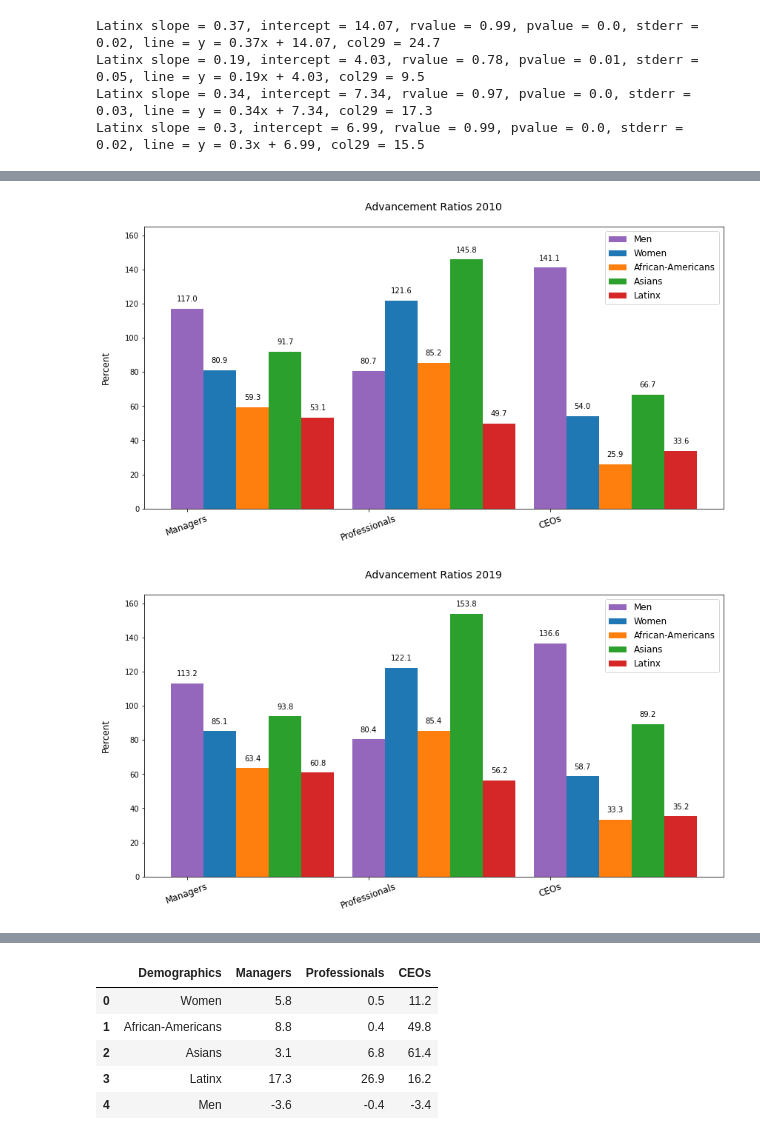
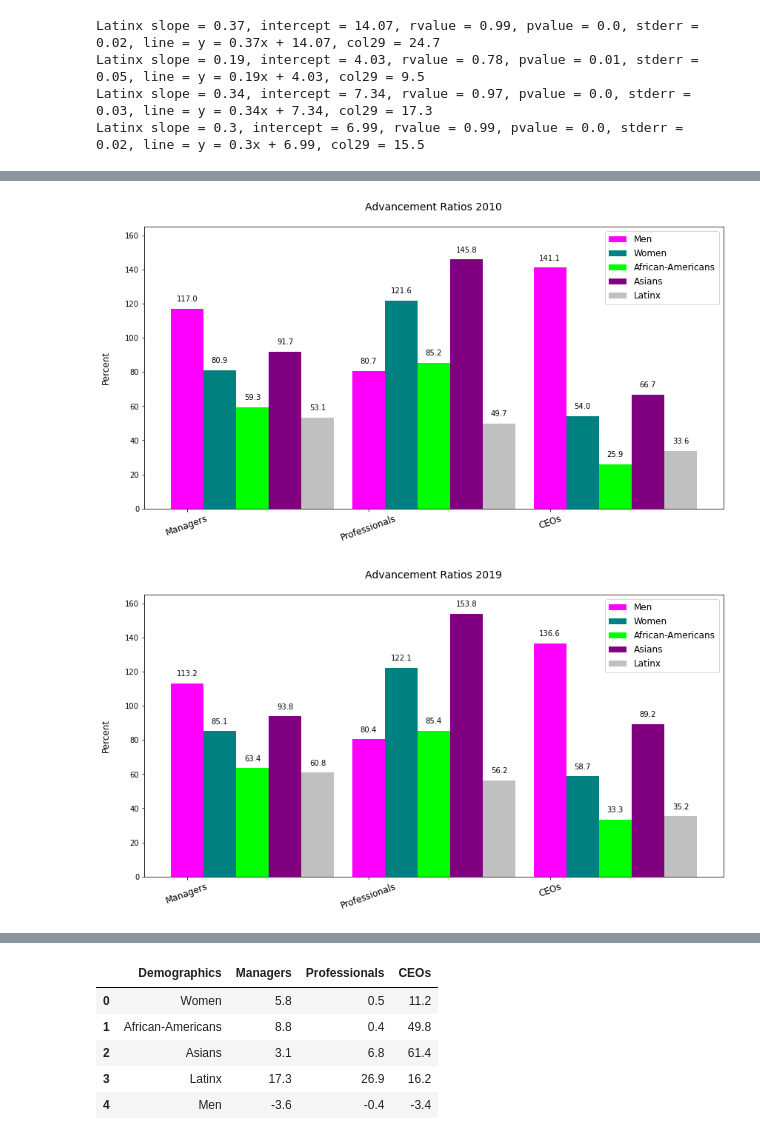
Before and after one commit to mfineman/Race-Gender-Analysis, a Jupyter notebook: BLS_Project_MRF.ipynb, the cells around one changed output, grey strips where cells are left out. Cells and saved outputs as stored; diff of their text form; code cells hidden in the pictures.

Commit message:
Reformat charts

```diff
--- a/BLS_Project_MRF.ipynb
+++ b/BLS_Project_MRF.ipynb
@@ -140,36 +140,32 @@ Latinx slope = 0.19, intercept = 4.03, rvalue = 0.78, pvalue = 0.01, stderr = 0.
 Latinx slope = 0.34, intercept = 7.34, rvalue = 0.97, pvalue = 0.0, stderr = 0.03, line = y = 0.34x + 7.34, col29 = 17.3
 Latinx slope = 0.3, intercept = 6.99, rvalue = 0.99, pvalue = 0.0, stderr = 0.02, line = y = 0.3x + 6.99, col29 = 15.5
 # %%
+colors = ["fuchsia","teal","lime","purple","silver"]
 def graph(df1,df2,df3,df4,df5,column,level):
     # line 1 points
     x1 = np.array([2010, 2011,2012,2013,2014,2015,2016,2017,2018,2019])
     y1 = df1[column]
     x_axis = x1
     # plotting the line 1 points
-    plt.plot(x1, y1, label = "Women")
+    plt.plot(x1, y1, label = "Women", color=colors[0])
     # line 2 points
     x2 = [2010, 2011,2012,2013,2014,2015,2016,2017,2018,2019]
     y2 = df2[column]
-    plt.plot(x2, y2, label = "African-Americans")
+    plt.plot(x2, y2, label = "African-Americans", color=colors[1])
     x3 = [2010, 2011,2012,2013,2014,2015,2016,2017,2018,2019]
     y3 = df3[column]
-    plt.plot(x3, y3, label = "Asians")
+    plt.plot(x3, y3, label = "Asians", color=colors[2])
     x4 = [2010, 2011,2012,2013,2014,2015,2016,2017,2018,2019]
     y4 = df4[column]
-    plt.plot(x4, y4, label = "Latinx")
+    plt.plot(x4, y4, label = "Latinx", color=colors[3])
     x5 = [2010, 2011,2012,2013,2014,2015,2016,2017,2018,2019]
     y5 = df5[column]
-    plt.plot(x5, y5, label = "Men")
+    plt.plot(x5, y5, label = "Men", color=colors[4])
 
 
     plt.ylabel('Share of Jobs')
     plt.title(f'Representation of Women and Minorities in {level} Jobs, 2010 - 2019')
-    # show a legend on the plot
+    plt.xticks(np.arange(2011,2021,2))
     plt.legend()
     # Display a figure.
     plt.savefig(f"templates/Images/{level}_ten_year_graph.png")
-
-graph(women_df,black_df,asian_df,latinx_df,men_df,'Professional Occupations', 'Professional'  )
-graph(women_df,black_df,asian_df,latinx_df,men_df,'Management Occupations', 'Management')
-graph(women_df,black_df,asian_df,latinx_df,men_df,'Chief Executives', 'CEO'  )
-graph(women_df,black_df,asian_df,latinx_df,men_df,'Total, 16 years and over', 'All'  )
@@ -442,7 +451,7 @@ X = np.arange(3)
 plt.figure(figsize=(14,7))
 tick_locations = [value for value in X]
 plt.xticks(tick_locations, ["Managers","Professionals","CEOs"],fontsize=12)
-plt.bar(X + 0.00, ratio2010_df.iloc[4,1:4], color = 'tab:purple',width = 0.18, align="center")
+plt.bar(X + 0.00, ratio2010_df.iloc[4,1:4],color=colors[0],width = 0.18, align="center")
 for x,y in zip(X + 0.00,ratio2010_df.iloc[4,1:4]):
     label = "{:.1f}".format(y)
     plt.annotate(label,
@@ -451,7 +460,7 @@ for x,y in zip(X + 0.00,ratio2010_df.iloc[4,1:4]):
                  xytext=(0,10),
                  ha='center')
 
-plt.bar(X + 0.18, ratio2010_df.iloc[0,1:4], color = 'tab:blue', width = 0.18,align="center")
+plt.bar(X + 0.18, ratio2010_df.iloc[0,1:4],color=colors[1], width = 0.18,align="center")
 for x,y in zip(X + 0.18,ratio2010_df.iloc[0,1:4]):
     label = "{:.1f}".format(y)
     plt.annotate(label,
@@ -460,7 +469,7 @@ for x,y in zip(X + 0.18,ratio2010_df.iloc[0,1:4]):
                  xytext=(0,10),
                  ha='center')
 
-plt.bar(X + 0.36, ratio2010_df.iloc[1,1:4], color = 'tab:orange', width = 0.18,align="center")
+plt.bar(X + 0.36, ratio2010_df.iloc[1,1:4],color=colors[2], width = 0.18,align="center")
 for x,y in zip(X + 0.36,ratio2010_df.iloc[1,1:4]):
     label = "{:.1f}".format(y)
     plt.annotate(label,
@@ -469,7 +478,7 @@ for x,y in zip(X + 0.36,ratio2010_df.iloc[1,1:4]):
                  xytext=(0,10),
                  ha='center')
 
-plt.bar(X + 0.54, ratio2010_df.iloc[2,1:4], color = 'tab:green', width = 0.18,align="center")
+plt.bar(X + 0.54, ratio2010_df.iloc[2,1:4], color = colors[3], width = 0.18,align="center")
 for x,y in zip(X + 0.54,ratio2010_df.iloc[2,1:4]):
     label = "{:.1f}".format(y)
     plt.annotate(label,
@@ -478,7 +487,7 @@ for x,y in zip(X + 0.54,ratio2010_df.iloc[2,1:4]):
                  xytext=(0,10),
                  ha='center')
 
-plt.bar(X + 0.72, ratio2010_df.iloc[3,1:4], color = 'tab:red', width = 0.18,align="center")
+plt.bar(X + 0.72, ratio2010_df.iloc[3,1:4], color = colors[4], width = 0.18,align="center")
 for x,y in zip(X + 0.72,ratio2010_df.iloc[3,1:4]):
     label = "{:.1f}".format(y)
     plt.annotate(label,
@@ -495,7 +504,7 @@ plt.ylim(0,165)
 
 plt.savefig("templates/Images/bar_advratio2010")
 # %% [output]
-[figure, old version]
+[figure, new version]
 # %%
 # Advancement ratio charts, 2019
 
@@ -580,7 +589,7 @@ X = np.arange(3)
 plt.figure(figsize=(14,7))
 tick_locations = [value for value in X]
 plt.xticks(tick_locations, ["Managers","Professionals","CEOs"],fontsize=12)
-plt.bar(X + 0.00, ratio2019_df.iloc[4,1:4], color = 'tab:purple', width = 0.18, align="center")
+plt.bar(X + 0.00, ratio2019_df.iloc[4,1:4], color = colors[0], width = 0.18, align="center")
 for x,y in zip(X + 0.00,ratio2019_df.iloc[4,1:4]):
     label = "{:.1f}".format(y)
     plt.annotate(label,
@@ -589,7 +598,7 @@ for x,y in zip(X + 0.00,ratio2019_df.iloc[4,1:4]):
                  xytext=(0,10),
                  ha='center')
 
-plt.bar(X + 0.18, ratio2019_df.iloc[0,1:4], color = 'tab:blue', width = 0.18,align="center")
+plt.bar(X + 0.18, ratio2019_df.iloc[0,1:4], color = colors[1], width = 0.18,align="center")
 for x,y in zip(X + 0.18,ratio2019_df.iloc[0,1:4]):
     label = "{:.1f}".format(y)
     plt.annotate(label,
@@ -598,42 +607,42 @@ for x,y in zip(X + 0.18,ratio2019_df.iloc[0,1:4]):
                  xytext=(0,10),
                  ha='center')
 
-plt.bar(X + 0.36, ratio2019_df.iloc[1,1:4], color = 'tab:orange', width = 0.18,align="center")
+plt.bar(X + 0.36, ratio2019_df.iloc[1,1:4], color = colors[2], width = 0.18,align="center")
 for x,y in zip(X + 0.36,ratio2019_df.iloc[1,1:4]):
     label = "{:.1f}".format(y)
     plt.annotate(label,
                  (x,y),
                  textcoords="offset points",
                  xytext=(0,10),
                  ha='center')
 
-plt.bar(X + 0.54, ratio2019_df.iloc[2,1:4], color = 'tab:green', width = 0.18,align="center")
+plt.bar(X + 0.54, ratio2019_df.iloc[2,1:4], color = colors[3], width = 0.18,align="center")
 for x,y in zip(X + 0.54,ratio2019_df.iloc[2,1:4]):
     label = "{:.1f}".format(y)
     plt.annotate(label,
                  (x,y),
                  textcoords="offset points",
                  xytext=(0,10),
                  ha='center')
 
-plt.bar(X + 0.72, ratio2019_df.iloc[3,1:4], color = 'tab:red', width = 0.18,align="center")
+plt.bar(X + 0.72, ratio2019_df.iloc[3,1:4], color = colors[4], width = 0.18,align="center")
 for x,y in zip(X + 0.72,ratio2019_df.iloc[3,1:4]):
     label = "{:.1f}".format(y)
     plt.annotate(label,
                  (x,y),
                  textcoords="offset points",
                  xytext=(0,10),
                  ha='center')
 
 plt.title("Advancement Ratios 2019\n",fontsize=14)
 plt.legend(demographics, loc="best",fontsize=12)
 plt.ylabel("Percent\n",fontsize=12)
 plt.xticks(rotation = 20)
 plt.ylim(0,165)
 
 plt.savefig("templates/Images/bar_advratio2019")
 # %% [output]
-[figure, old version]
+[figure, new version]
 # %%
 advratio_mgrs_2029 = []
 advratio_profs_2029 = []
```
Also changed, not shown: parts of 19 cells of this notebook.
